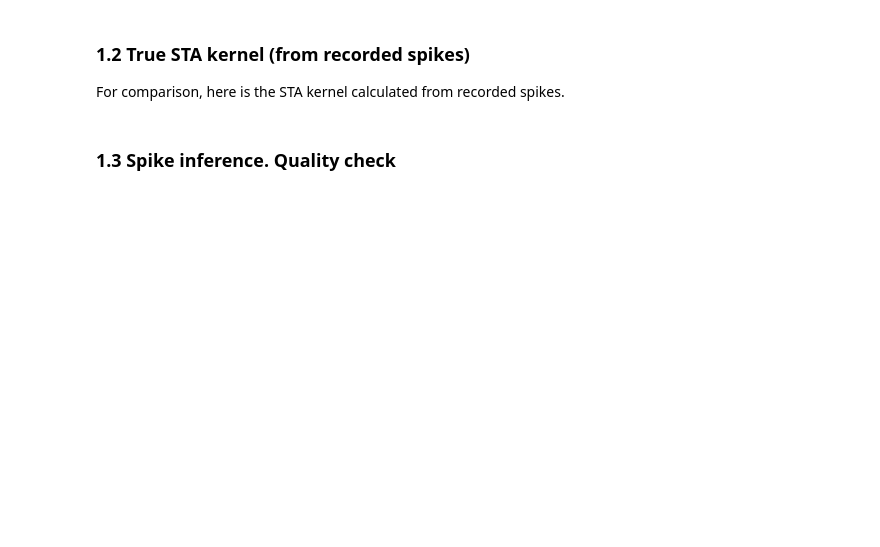
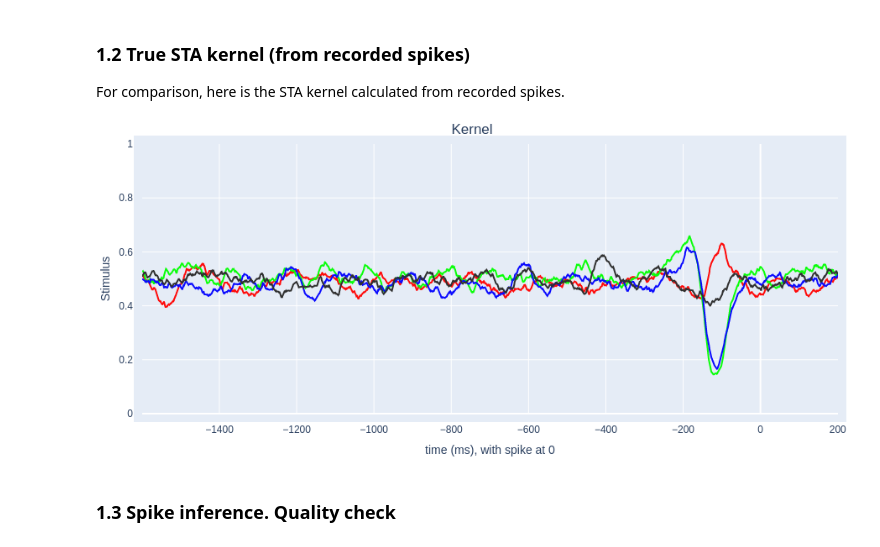
Before and after one commit to BadenLab/retinapy, a Jupyter notebook: notebooks/kernel_from_distmodel.ipynb, the cells around one changed output. Drawn from its saved outputs; the diff is of its cells as text; code cells hidden in the pictures; blank space fills up the shorter version.

```diff
--- a/notebooks/kernel_from_distmodel.ipynb
+++ b/notebooks/kernel_from_distmodel.ipynb
@@ -236,7 +269,11 @@ kernel_plot(pred_kernel_1ms, kernel_pad=kernel_pad_1ms, bin_duration_ms=bin_dura
 ### 1.2 True STA kernel (from recorded spikes)
 For comparison, here is the STA kernel calculated from recorded spikes.
 # %%
-kernel_plot(actual_kernel_1ms, kernel_pad=kernel_pad_1ms, bin_duration_ms=bin_duration_ms)
+fig = kernel_plot(actual_kernel_1ms, kernel_pad=kernel_pad_1ms, bin_duration_ms=bin_duration_ms)
+fig.write_image('../out/kernel_real.svg')
+fig
+# %% [output]
+[figure, added]
 # %% [markdown]
 ### 1.3 Spike inference. Quality check
 # %%
```
Also changed, not shown: parts of 11 cells of this notebook.
